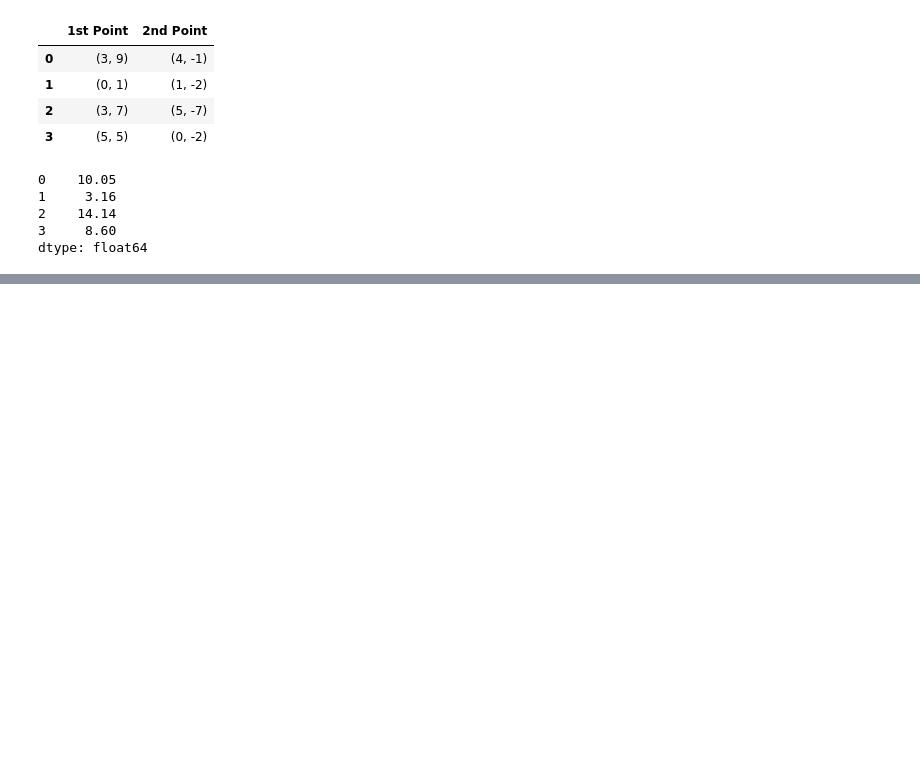
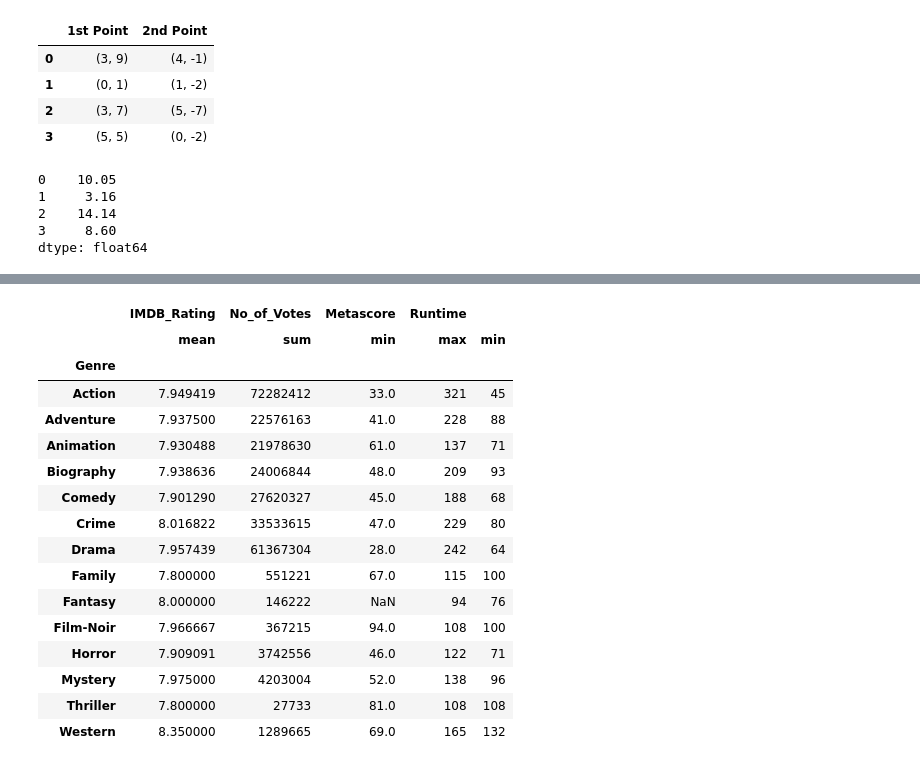
Before and after one commit to ayansuvra/Data-Analysis, a Jupyter notebook: Pandas.ipynb, the cells around one changed output, grey strips where cells are left out. Cells and saved outputs as stored; diff of their text form; code cells hidden in the pictures; blank space fills up the shorter version.

```diff
--- a/Pandas.ipynb
+++ b/Pandas.ipynb
@@ -1414,0 +1638,25 @@ dtype: float64
+# %%
+temp.agg({
+    'IMDB_Rating' : 'mean',
+    'No_of_Votes' : 'sum',
+    'Metascore' : 'min',
+    'Runtime' : ['max', 'min']
+})
+# %% [output]
+|  | IMDB_Rating | No_of_Votes | Metascore | Runtime |  |
+|  | mean | sum | min | max | min |
+| Genre |  |  |  |  |  |
+| Action | 7.949419 | 72282412 | 33.0 | 321 | 45 |
+| Adventure | 7.937500 | 22576163 | 41.0 | 228 | 88 |
+| Animation | 7.930488 | 21978630 | 61.0 | 137 | 71 |
+| Biography | 7.938636 | 24006844 | 48.0 | 209 | 93 |
+| Comedy | 7.901290 | 27620327 | 45.0 | 188 | 68 |
+| Crime | 8.016822 | 33533615 | 47.0 | 229 | 80 |
+| Drama | 7.957439 | 61367304 | 28.0 | 242 | 64 |
+| Family | 7.800000 | 551221 | 67.0 | 115 | 100 |
+| Fantasy | 8.000000 | 146222 | NaN | 94 | 76 |
+| Film-Noir | 7.966667 | 367215 | 94.0 | 108 | 100 |
+| Horror | 7.909091 | 3742556 | 46.0 | 122 | 71 |
+| Mystery | 7.975000 | 4203004 | 52.0 | 138 | 96 |
+| Thriller | 7.800000 | 27733 | 81.0 | 108 | 108 |
+| Western | 8.350000 | 1289665 | 69.0 | 165 | 132 |
```
Also changed, not shown: parts of 33 cells of this notebook, 1 other file.
